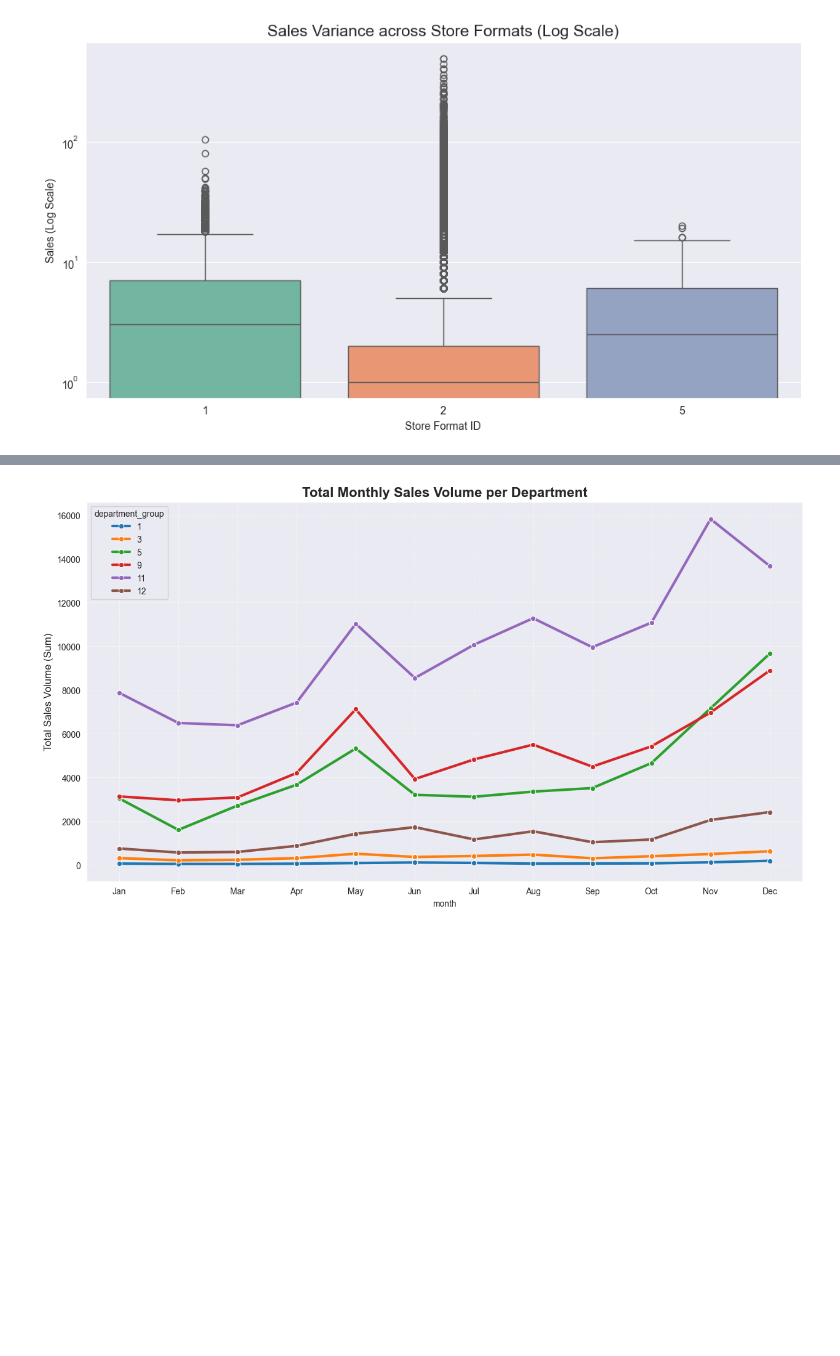
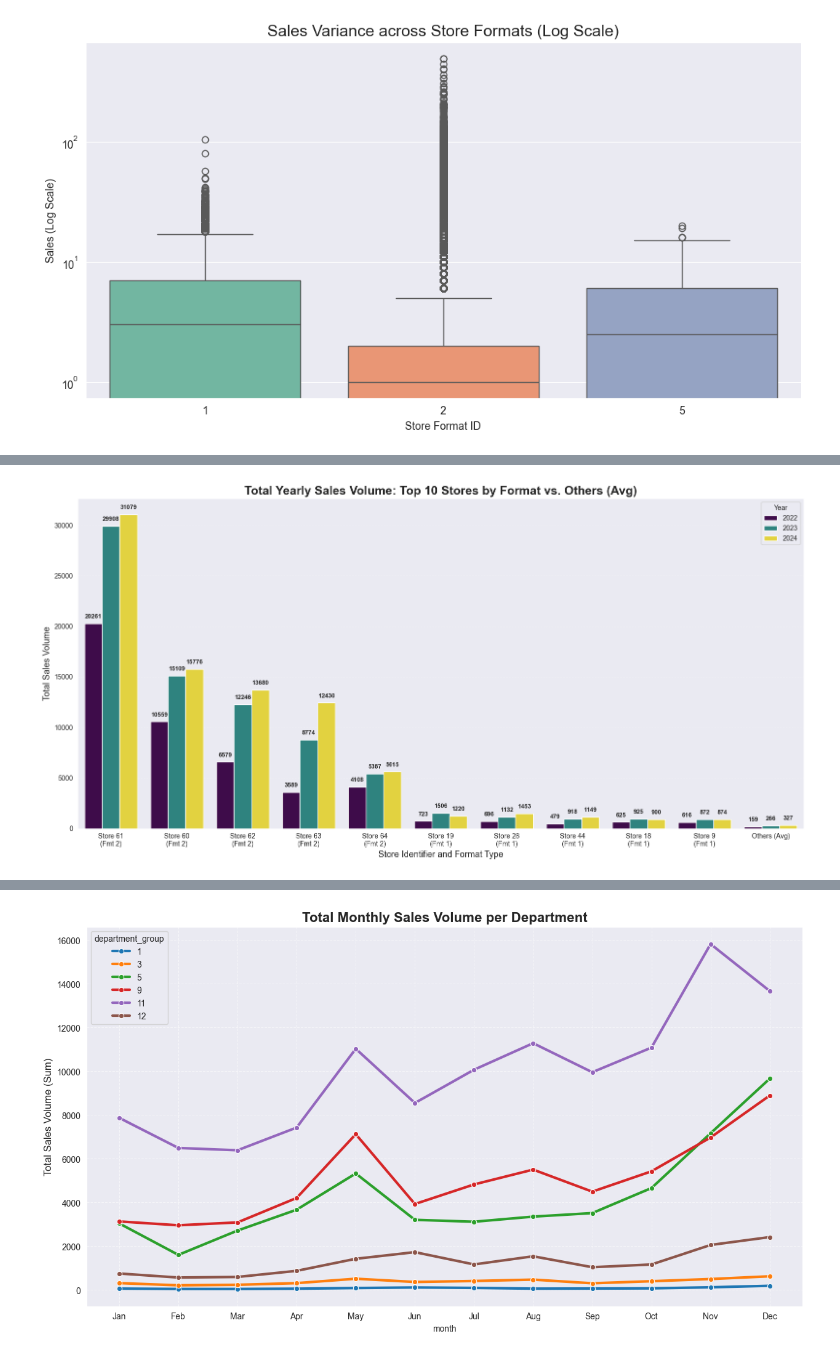
Before and after one commit to luisgrewe/StockSalesPrediction, a Jupyter notebook: salesprediction.ipynb, the cells around one changed output, grey strips where cells are left out. Saved outputs shown, nothing was run; the diff lists cells and outputs as text; code cells hidden in the pictures; blank space fills up the shorter version.

```diff
--- a/salesprediction.ipynb
+++ b/salesprediction.ipynb
@@ -202,3 +153,56 @@ plt.show()
+# %%
+store_format_mapping = X_train_preprocessed[['store_number', 'store_format']].drop_duplicates()
+
+store_yearly_sales = X_train_preprocessed.groupby(['store_number', 'year'])['sales'].sum().reset_index()
+
+top_n = 10
+top_stores_list = store_yearly_sales.groupby('store_number')['sales'].sum().nlargest(top_n).index
+
+top_stores_df = store_yearly_sales[store_yearly_sales['store_number'].isin(top_stores_list)].copy()
+top_stores_df = top_stores_df.merge(store_format_mapping, on='store_number', how='left')
+
+top_stores_df['display_label'] = "Store " + top_stores_df['store_number'].astype(str) + \
+                                 "\n(Fmt " + top_stores_df['store_format'].astype(str) + ")"
+
+others_df = store_yearly_sales[~store_yearly_sales['store_number'].isin(top_stores_list)].copy()
+others_yearly = others_df.groupby('year')['sales'].mean().reset_index()
+others_yearly['display_label'] = 'Others (Avg)'
+
+plot_data = pd.concat([top_stores_df, others_yearly], ignore_index=True)
+
+order = top_stores_df.groupby('display_label')['sales'].sum().sort_values(ascending=False).index.tolist()
+order.append('Others (Avg)')
+
+plt.figure(figsize=(16, 8))
+sns.barplot(
+    data=plot_data,
+    x='display_label',
+    y='sales',
+    hue='year',
+    palette='viridis',
+    order=order
+)
+
+plt.title(f'Total Yearly Sales Volume: Top {top_n} Stores by Format vs. Others (Avg)', fontsize=18, fontweight='bold')
+plt.xlabel('Store Identifier and Format Type', fontsize=13)
+plt.ylabel('Total Sales Volume', fontsize=13)
+plt.legend(title='Year', loc='upper right')
+plt.grid(axis='y', linestyle='--', alpha=0.3)
+
+for p in plt.gca().patches:
+    height = p.get_height()
+    if height > 0:
+        plt.gca().annotate(f'{int(height)}',
+                           (p.get_x() + p.get_width() / 2., height),
+                           ha='center', va='center',
+                           xytext=(0, 10),
+                           textcoords='offset points',
+                           fontsize=9, fontweight='bold')
+
+plt.tight_layout()
+plt.show()
+# %% [output]
+[figure, added]
 # %%
 import pandas as pd
 import seaborn as sns
```
Also changed, not shown: parts of 16 cells of this notebook, 7 other files.
